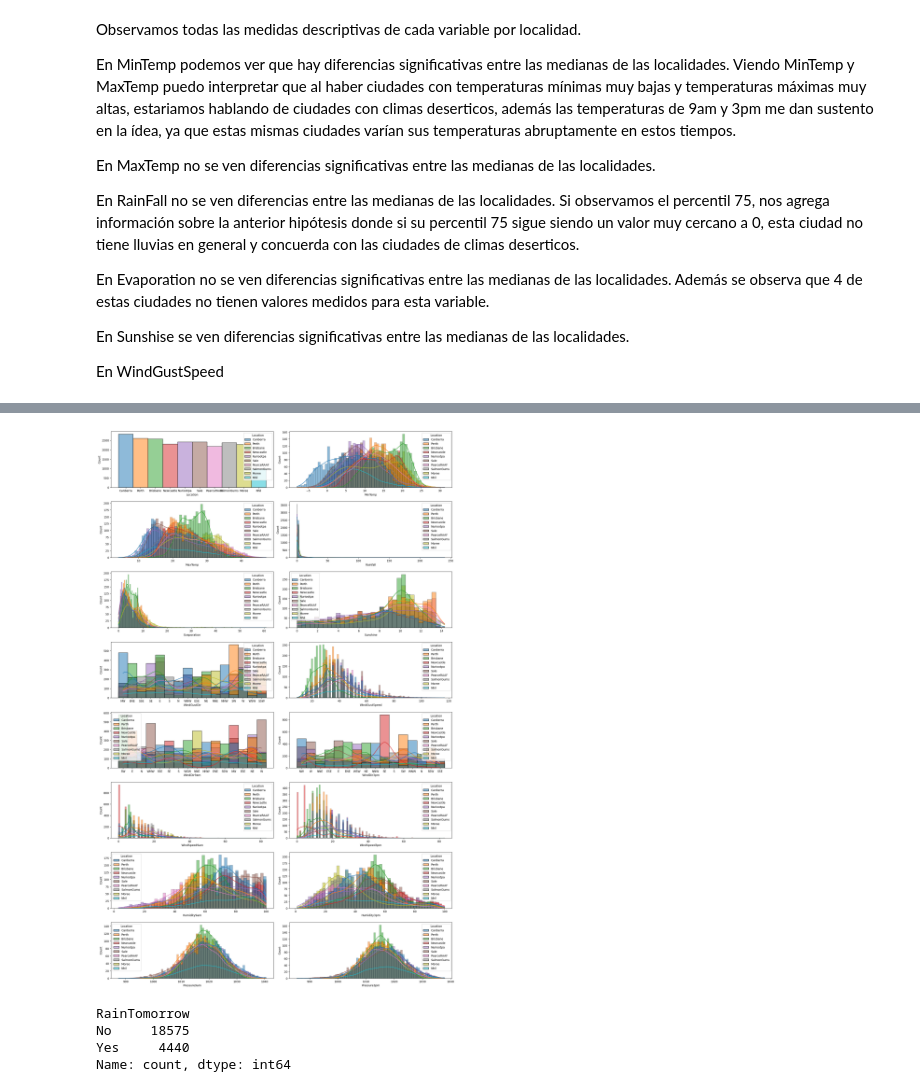
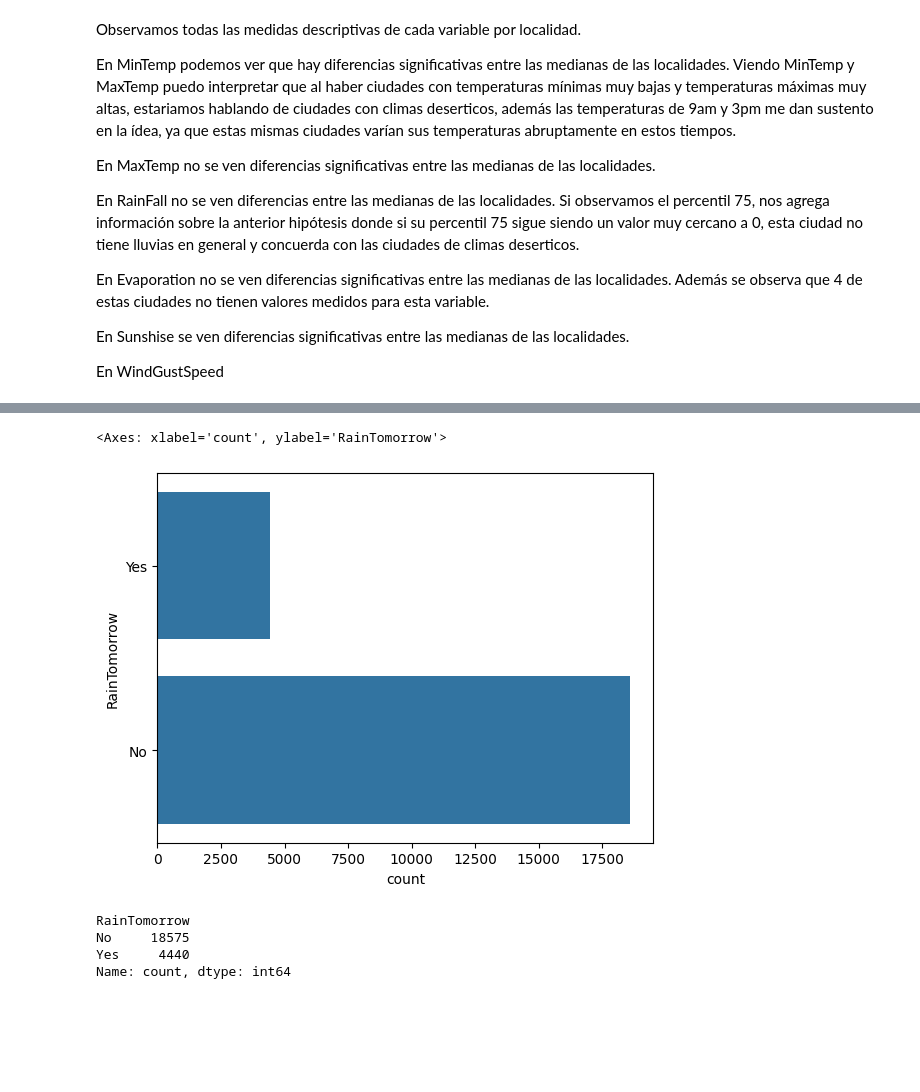
Before and after one commit to nacho-gonz/AA1-TUIA-Gonzalez-Noir, a Jupyter notebook: TP-ClasificacionAA1.ipynb, the cells around one changed output, grey strips where cells are left out. Cells and saved outputs as stored; diff of their text form; code cells hidden in the pictures; blank space fills up the shorter version.

```diff
--- a/TP-ClasificacionAA1.ipynb
+++ b/TP-ClasificacionAA1.ipynb
@@ -262,17 +260,20 @@ plt.show()
 # %%
-fig2, axes2 = plt.subplots(8,2)
+# fig2, axes2 = plt.subplots(8,2)
 
-for name, ax in zip(localidades, axes2.flatten()):
-    if name == "Rainfall":
-        sns.histplot(x=name, data=localidades, ax=ax,kde=True, bins=70, hue='Location')
-    else:
-        sns.histplot(x=name, data=localidades, ax=ax,kde=True, hue='Location')
+# for name, ax in zip(localidades, axes2.flatten()):
+#     if name == "Rainfall":
+#         sns.histplot(x=name, data=localidades, ax=ax,kde=True, bins=70, hue='Location')
+#     else:
+#         sns.histplot(x=name, data=localidades, ax=ax,kde=True, hue='Location')
 
-fig2.set_size_inches(18,28)
-plt.tight_layout()
-plt.show()
+# fig2.set_size_inches(18,28)
+# plt.tight_layout()
+# plt.show()
-# %% [output]
-[figure, removed]
+# %%
+sns.countplot(data=x_train_compl, y='RainTomorrow')
+# %% [output]
+<Axes: xlabel='count', ylabel='RainTomorrow'>
+[figure, added]
 # %%
 x_train_compl['RainTomorrow'].value_counts()
 # %% [output]
```
Also changed, not shown: parts of 23 cells of this notebook.
